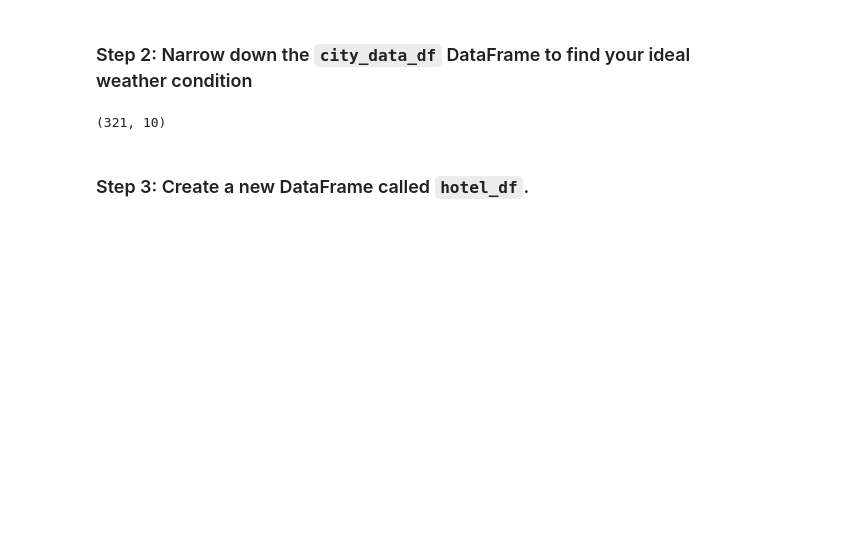
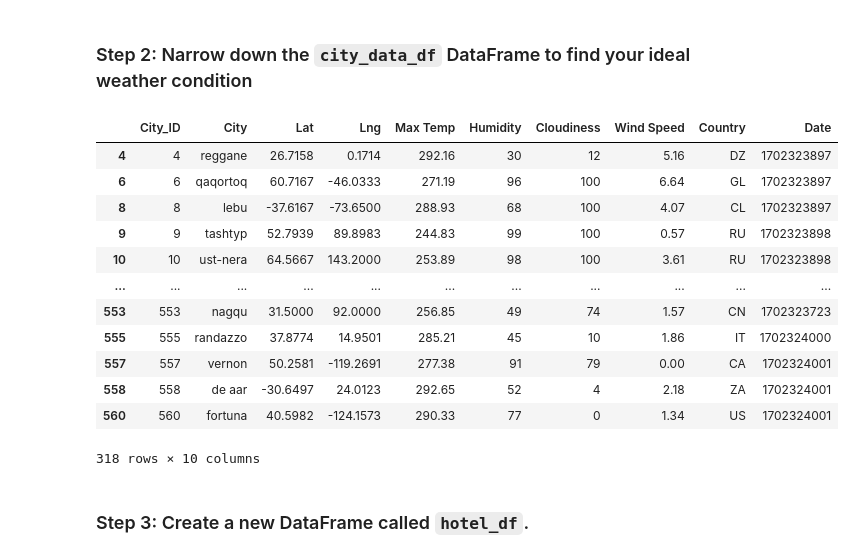
Before and after one commit to KDR9577/python-api-challenge, a Jupyter notebook: VacationPy/VacationPy.ipynb, the cells around one changed output. Cells and saved outputs as stored; diff of their text form; code cells hidden in the pictures; blank space fills up the shorter version.

```diff
--- a/VacationPy/VacationPy.ipynb
+++ b/VacationPy/VacationPy.ipynb
@@ -54,14 +54,25 @@ cities_map
 # %%
 # Narrow down cities that fit criteria and drop any results with null values
 ideal_weather_df = city_data_df[city_data_df["Max Temp"] < 294]
 # Drop any rows with null values
-ideal_weather_df_complete = ideal_weather_df["Max Temp"].dropna()
+ideal_weather_df_complete = ideal_weather_df.dropna()
 
 # Display sample data
-ideal_weather_df.head()
-ideal_weather_df.shape
+ideal_weather_df_complete
 # %% [output]
+|  | City_ID | City | Lat | Lng | Max Temp | Humidity | Cloudiness | Wind Speed | Country | Date |
+| 4 | 4 | reggane | 26.7158 | 0.1714 | 292.16 | 30 | 12 | 5.16 | DZ | 1702323897 |
+| 6 | 6 | qaqortoq | 60.7167 | -46.0333 | 271.19 | 96 | 100 | 6.64 | GL | 1702323897 |
+| 8 | 8 | lebu | -37.6167 | -73.6500 | 288.93 | 68 | 100 | 4.07 | CL | 1702323897 |
+| 9 | 9 | tashtyp | 52.7939 | 89.8983 | 244.83 | 99 | 100 | 0.57 | RU | 1702323898 |
+| 10 | 10 | ust-nera | 64.5667 | 143.2000 | 253.89 | 98 | 100 | 3.61 | RU | 1702323898 |
+| ... | ... | ... | ... | ... | ... | ... | ... | ... | ... | ... |
+| 553 | 553 | nagqu | 31.5000 | 92.0000 | 256.85 | 49 | 74 | 1.57 | CN | 1702323723 |
+| 555 | 555 | randazzo | 37.8774 | 14.9501 | 285.21 | 45 | 10 | 1.86 | IT | 1702324000 |
+| 557 | 557 | vernon | 50.2581 | -119.2691 | 277.38 | 91 | 79 | 0.00 | CA | 1702324001 |
+| 558 | 558 | de aar | -30.6497 | 24.0123 | 292.65 | 52 | 4 | 2.18 | ZA | 1702324001 |
+| 560 | 560 | fortuna | 40.5982 | -124.1573 | 290.33 | 77 | 0 | 1.34 | US | 1702324001 |
-(321, 10)
+318 rows × 10 columns
 # %% [markdown]
 ### Step 3: Create a new DataFrame called `hotel_df`.
 # %%
```
Also changed, not shown: parts of 2 cells of this notebook.
